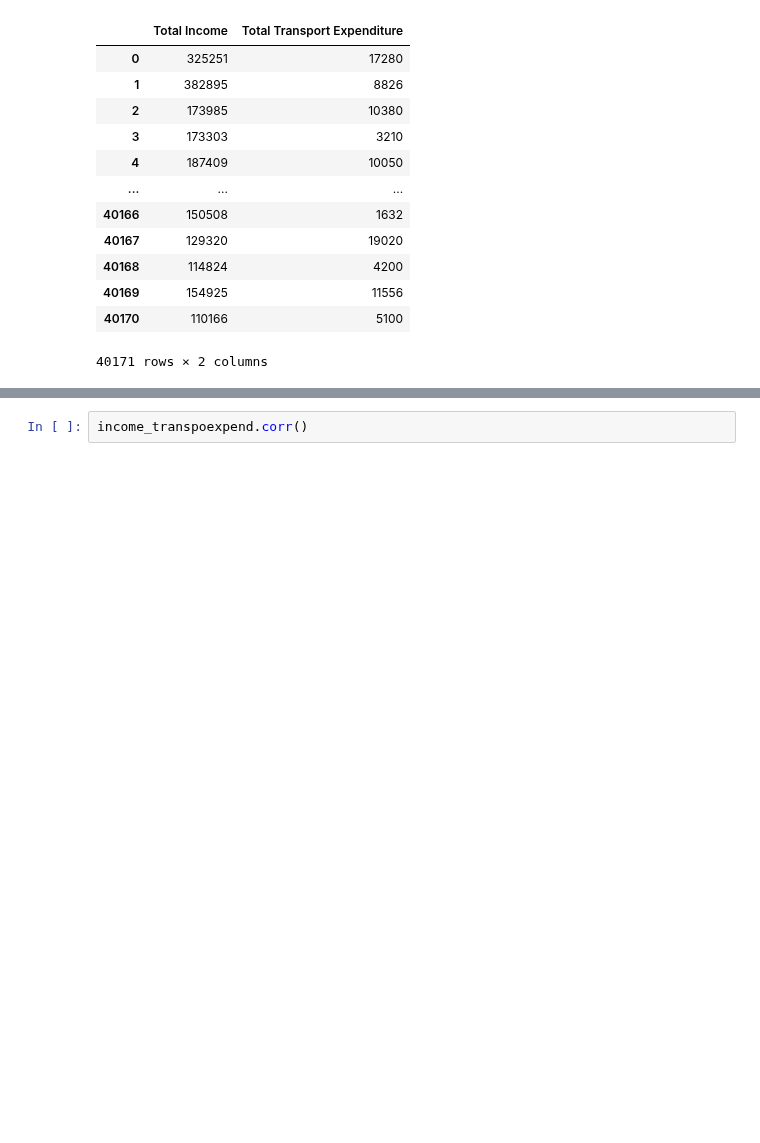
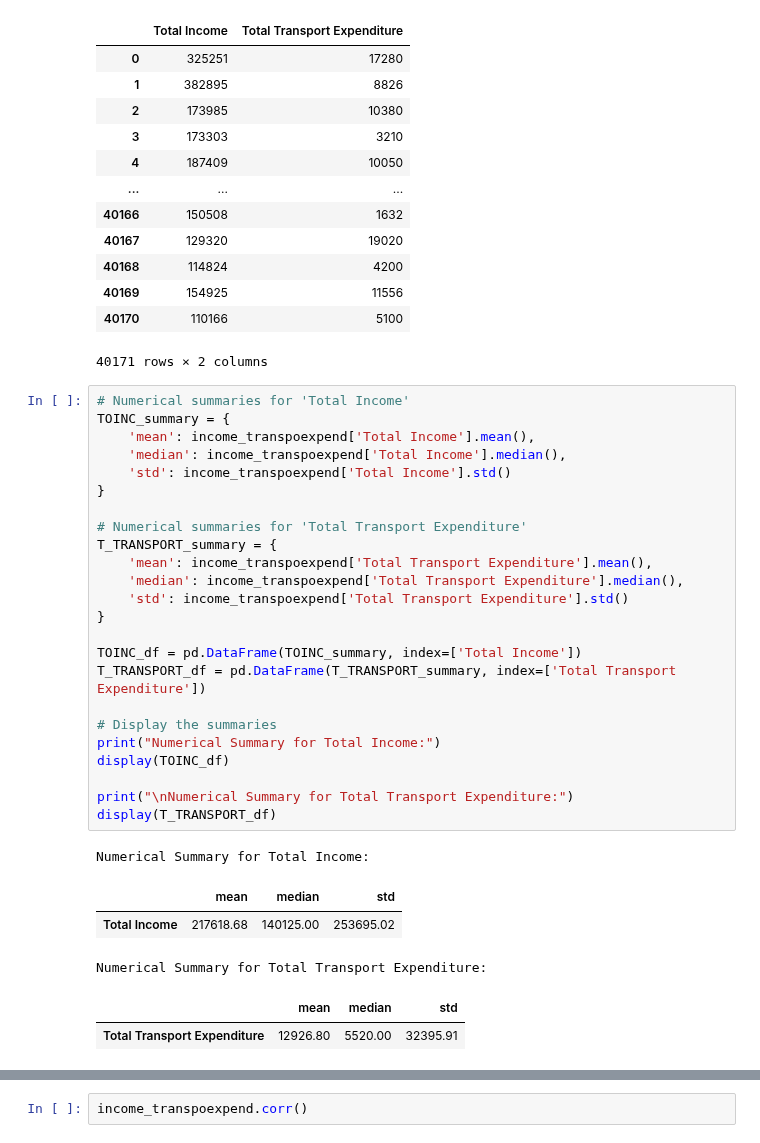
Before and after one commit to definitelyliz/CSMODEL-Phase-1, a Jupyter notebook: CSMODEL Phase 1 copy.ipynb, the cells around one changed output, grey strips where cells are left out. Drawn from its saved outputs; the diff is of its cells as text; blank space fills up the shorter version.

```diff
--- a/CSMODEL Phase 1 copy.ipynb
+++ b/CSMODEL Phase 1 copy.ipynb
@@ -772,3 +772,34 @@ income_transpoexpend
 | 40169 | 154925 | 11556 |
 | 40170 | 110166 | 5100 |
 40171 rows × 2 columns
+# %%
+# Numerical summaries for 'Total Income'
+TOINC_summary = {
+    'mean': income_transpoexpend['Total Income'].mean(),
+    'median': income_transpoexpend['Total Income'].median(),
+    'std': income_transpoexpend['Total Income'].std()
+}
+
+# Numerical summaries for 'Total Transport Expenditure'
+T_TRANSPORT_summary = {
+    'mean': income_transpoexpend['Total Transport Expenditure'].mean(),
+    'median': income_transpoexpend['Total Transport Expenditure'].median(),
+    'std': income_transpoexpend['Total Transport Expenditure'].std()
+}
+
+TOINC_df = pd.DataFrame(TOINC_summary, index=['Total Income'])
+T_TRANSPORT_df = pd.DataFrame(T_TRANSPORT_summary, index=['Total Transport Expenditure'])
+
+# Display the summaries
+print("Numerical Summary for Total Income:")
+display(TOINC_df)
+
+print("\nNumerical Summary for Total Transport Expenditure:")
+display(T_TRANSPORT_df)
+# %% [output]
+Numerical Summary for Total Income:
+|  | mean | median | std |
+| Total Income | 217618.68 | 140125.00 | 253695.02 |
+Numerical Summary for Total Transport Expenditure:
+|  | mean | median | std |
+| Total Transport Expenditure | 12926.80 | 5520.00 | 32395.91 |
```
Also changed, not shown: parts of 4 cells of this notebook.
